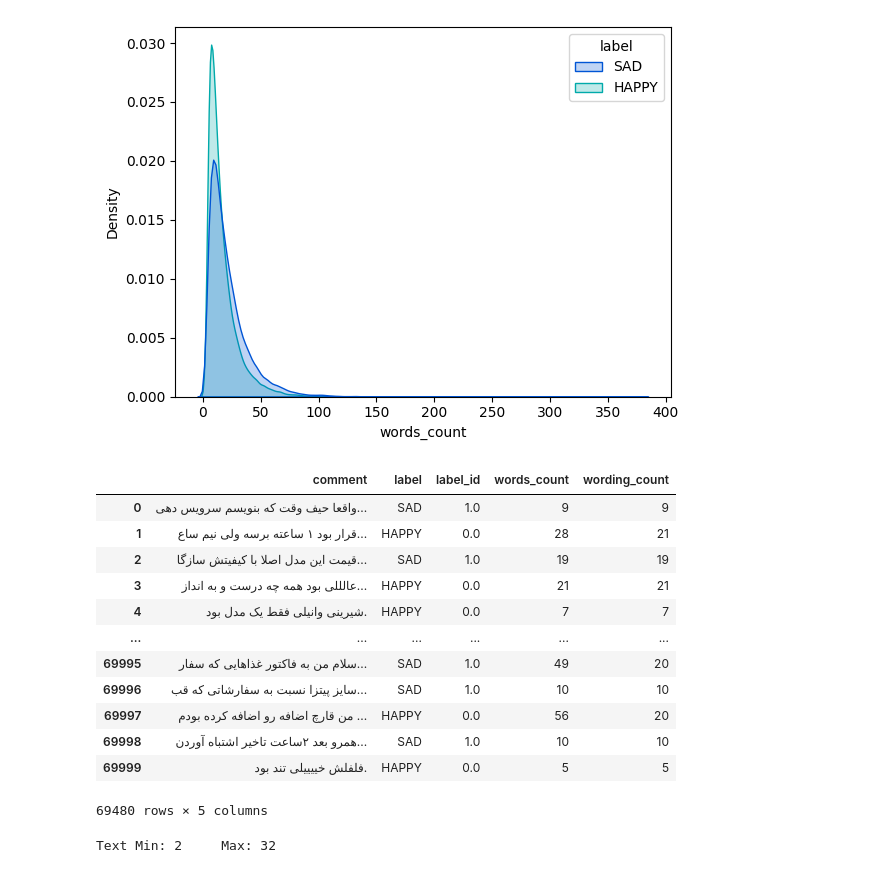
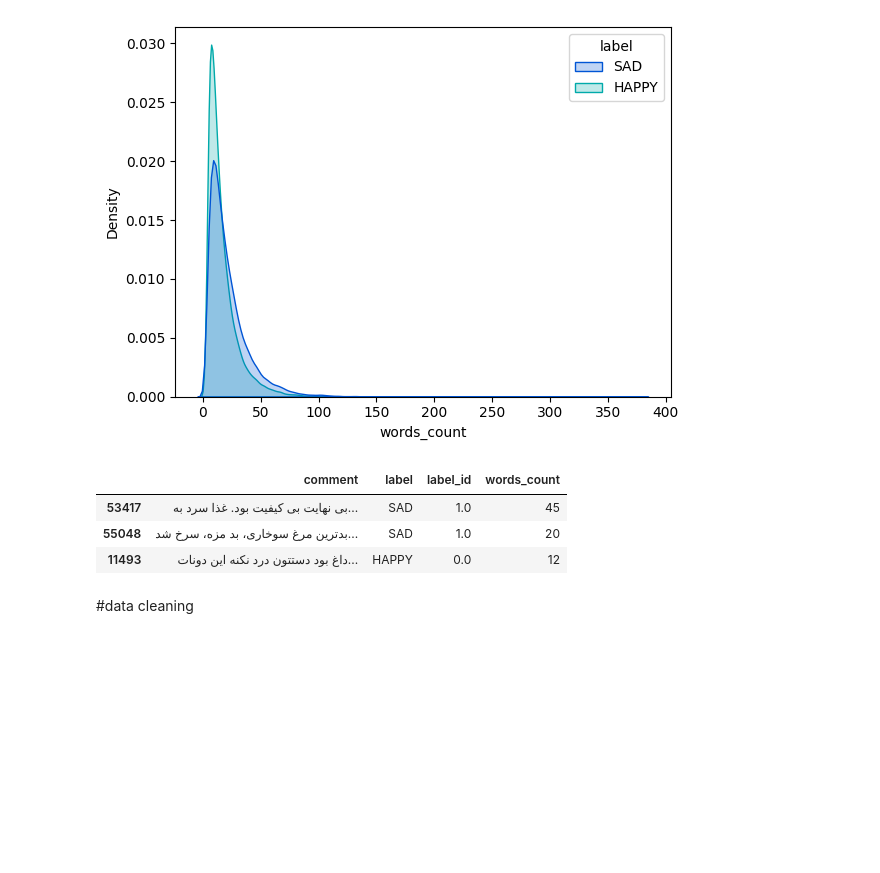
Before and after one commit to rasulnoshad/Persian-Sentiment-Analysis-Snappfood-Reviews, a Jupyter notebook: sentimentAnalysis_snappfoodReview_machineLearningMethods_.ipynb, the cells around one changed output. Saved outputs shown, nothing was run; the diff lists cells and outputs as text; code cells hidden in the pictures; blank space fills up the shorter version.

```diff
--- a/sentimentAnalysis_snappfoodReview_machineLearningMethods_.ipynb
+++ b/sentimentAnalysis_snappfoodReview_machineLearningMethods_.ipynb
@@ -140,25 +147,11 @@ plt.show()
 [figure]
 # %%
 df['comment'] = df['comment'].str.slice(stop=100)
-df
+df.sample(3)
 # %% [output]
-|  | comment | label | label_id | words_count | wording_count |
-| 0 | واقعا حیف وقت که بنویسم سرویس دهی... | SAD | 1.0 | 9 | 9 |
-| 1 | قرار بود ۱ ساعته برسه ولی نیم ساع... | HAPPY | 0.0 | 28 | 21 |
-| 2 | قیمت این مدل اصلا با کیفیتش سازگا... | SAD | 1.0 | 19 | 19 |
-| 3 | عالللی بود همه چه درست و به انداز... | HAPPY | 0.0 | 21 | 21 |
-| 4 | شیرینی وانیلی فقط یک مدل بود. | HAPPY | 0.0 | 7 | 7 |
-| ... | ... | ... | ... | ... | ... |
-| 69995 | سلام من به فاکتور غذاهایی که سفار... | SAD | 1.0 | 49 | 20 |
-| 69996 | سایز پیتزا نسبت به سفارشاتی که قب... | SAD | 1.0 | 10 | 10 |
-| 69997 | من قارچ اضافه رو اضافه کرده بودم ... | HAPPY | 0.0 | 56 | 20 |
-| 69998 | همرو بعد ۲ساعت تاخیر اشتباه آوردن... | SAD | 1.0 | 10 | 10 |
-| 69999 | فلفلش خییییلی تند بود. | HAPPY | 0.0 | 5 | 5 |
+|  | comment | label | label_id | words_count |
+| 53417 | بی نهایت بی کیفیت بود. غذا سرد به... | SAD | 1.0 | 45 |
+| 55048 | بدترین مرغ سوخاری، بد مزه، سرخ شد... | SAD | 1.0 | 20 |
+| 11493 | داغ بود دستتون درد نکنه این دونات... | HAPPY | 0.0 | 12 |
-69480 rows × 5 columns
-# %%
-df['wording_count'] = df['comment'].apply(lambda t: len(hazm.word_tokenize(t)))
-
-min_max_len = df['wording_count'].min() , df['wording_count'].max()
-print(f'Text Min: {min_max_len[0]} \tMax: {min_max_len[1]}')
-# %% [output]
-Text Min: 2     Max: 32
+# %% [markdown]
+#data cleaning
```
Also changed, not shown: parts of 8 cells of this notebook.
